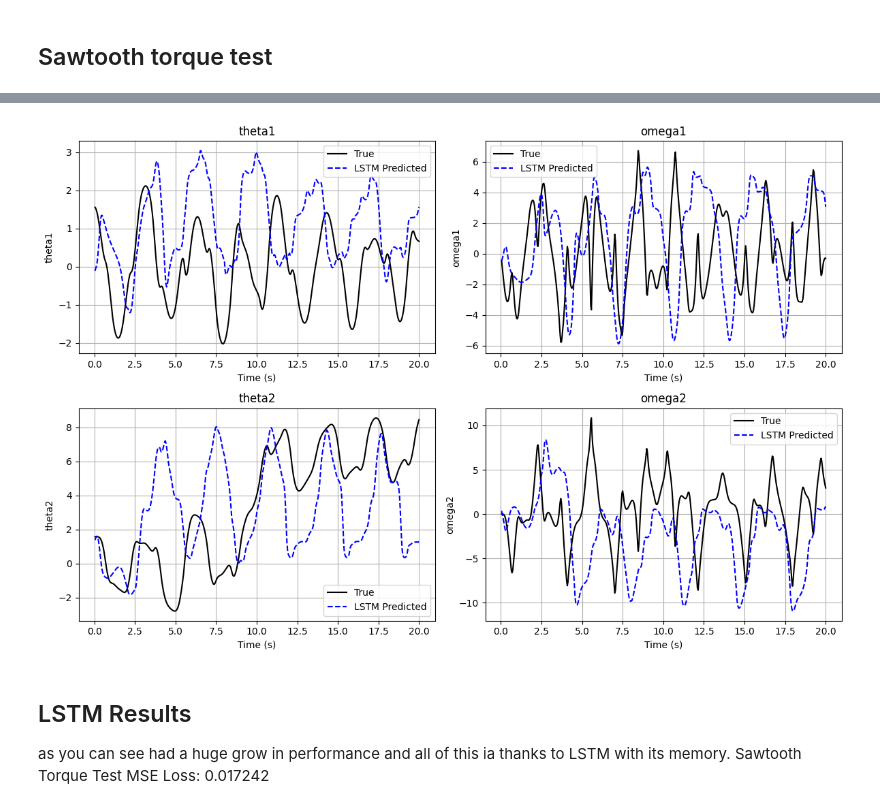
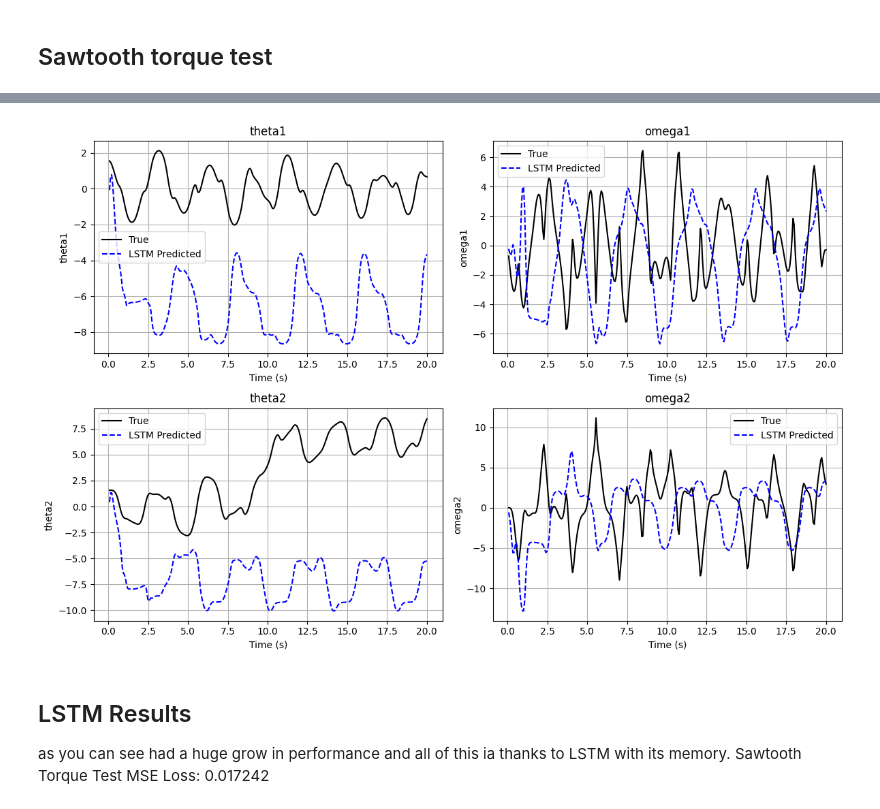
Before and after one commit to mmatinm/Deep-Learning-Projects, a Jupyter notebook: nonlinear-system-identification/identification.ipynb, the cells around one changed output, grey strips where cells are left out. Saved outputs shown, nothing was run; the diff lists cells and outputs as text; code cells hidden in the pictures.

```diff
--- a/nonlinear-system-identification/identification.ipynb
+++ b/nonlinear-system-identification/identification.ipynb
@@ -147,7 +147,7 @@ def double_pendulum(t, y):
 
 y0 = [np.pi / 2, 0, np.pi / 2, 0]
 t_span = (0, 20)
-t_eval = np.linspace(t_span[0], t_span[1], 400)
+t_eval = np.linspace(t_span[0], t_span[1], 300)
 
 
 sol = solve_ivp(double_pendulum, t_span, y0, t_eval=t_eval, rtol=1e-8)
@@ -789,13 +789,13 @@ class LSTMModel(nn.Module):
         output = self.fc(lstm_out)  # apply FC at each time step
         return output               # output: (batch, seq_len, output_size)
 
-model = LSTMModel(input_size=1, hidden_size=16, output_size=4, num_layers=1)
+model = LSTMModel(input_size=1, hidden_size=8, output_size=4, num_layers=3)
 # %% [markdown]
 ## Train
 # %%
 
 criterion = nn.MSELoss()
-optimizer = optim.Adam(model.parameters(), lr=0.00005) #, alpha=0.9)
+optimizer = optim.Adam(model.parameters(), lr=0.0004) #, alpha=0.9)
 train_losses = []
 epochs = 2000
 
@@ -884,7 +884,7 @@ LSTMModel(
 # %%
 
 def torque_input_saw(t):
-    freq = 0.25  # Hz
+    freq = 0.25 # Hz
     amplitude = 1.0  # N·m
     return amplitude * sawtooth(2 * np.pi * freq * t)
 
@@ -916,7 +916,7 @@ def double_pendulum_saw(t, y):
 # Initial conditions and time
 y0 = [np.pi / 2, 0, np.pi / 2, 0]
 t_span = (0, 20)
-t_eval = np.linspace(*t_span, 500)
+t_eval = np.linspace(*t_span, 300)
 
 # Simulate system with sawtooth torque
 sol = solve_ivp(double_pendulum_saw, t_span, y0, t_eval=t_eval, rtol=1e-8)
@@ -973,4 +973,4 @@ Sawtooth Torque Test MSE Loss: 1.971112
-[figure, old version]
+[figure, new version]
 # %% [markdown]
 ## LSTM Results
 as you can see had a huge grow in performance and all of this ia thanks to LSTM with its memory.
```
Also changed, not shown: parts of 4 cells of this notebook.
